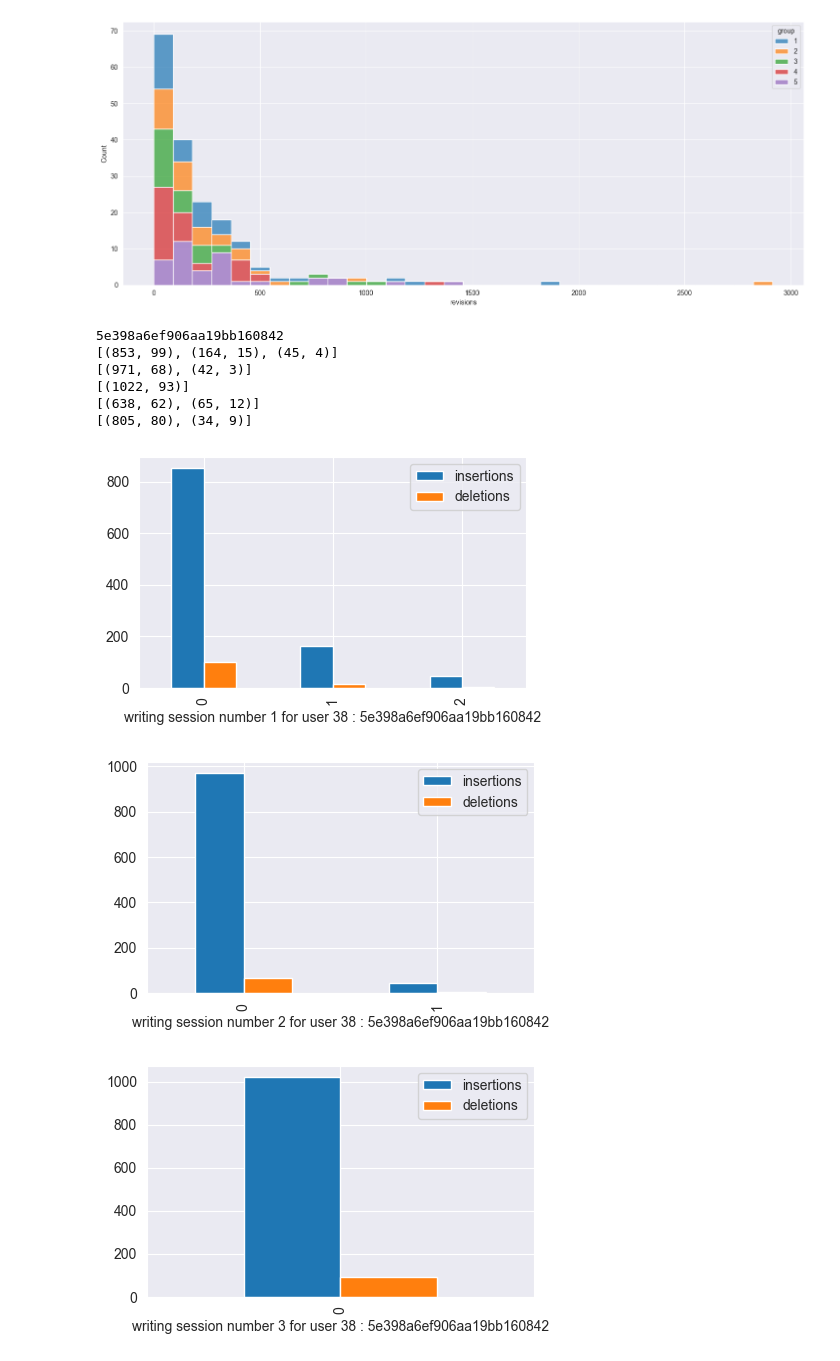
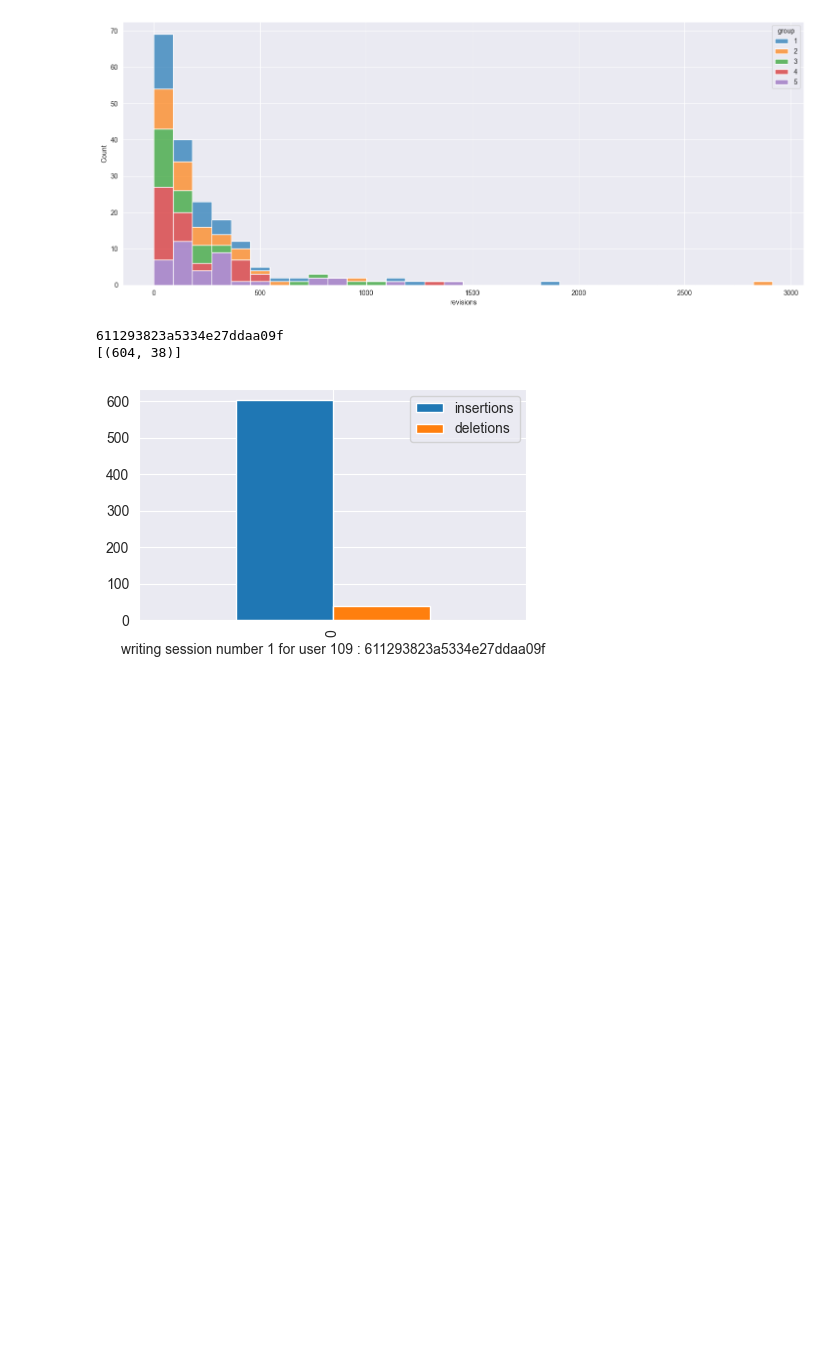
Before and after one commit to lucamouchel/Understanding-Revision-Behavior, a Jupyter notebook: InsertsDelComparisons.ipynb, the cells around one changed output. Drawn from its saved outputs; the diff is of its cells as text; code cells hidden in the pictures; blank space fills up the shorter version.

```diff
--- a/InsertsDelComparisons.ipynb
+++ b/InsertsDelComparisons.ipynb
@@ -587,14 +587,8 @@ Index(['user_id', 'revisions', 'group', 'number of revisions',
 [figure]
 [figure]
 # %%
-plot_users_sessions(INDICES[0][9])
+plot_users_sessions(INDICES[0][28])
 # %% [output]
-5e398a6ef906aa19bb160842
-[(853, 99), (164, 15), (45, 4)]
-[(971, 68), (42, 3)]
-[(1022, 93)]
-[(638, 62), (65, 12)]
-[(805, 80), (34, 9)]
+611293823a5334e27ddaa09f
+[(604, 38)]
-[figure, old version]
+[figure, new version]
-[figure, removed]
-[figure, removed]
```
Also changed, not shown: parts of 1 cell of this notebook, 3 other files.
